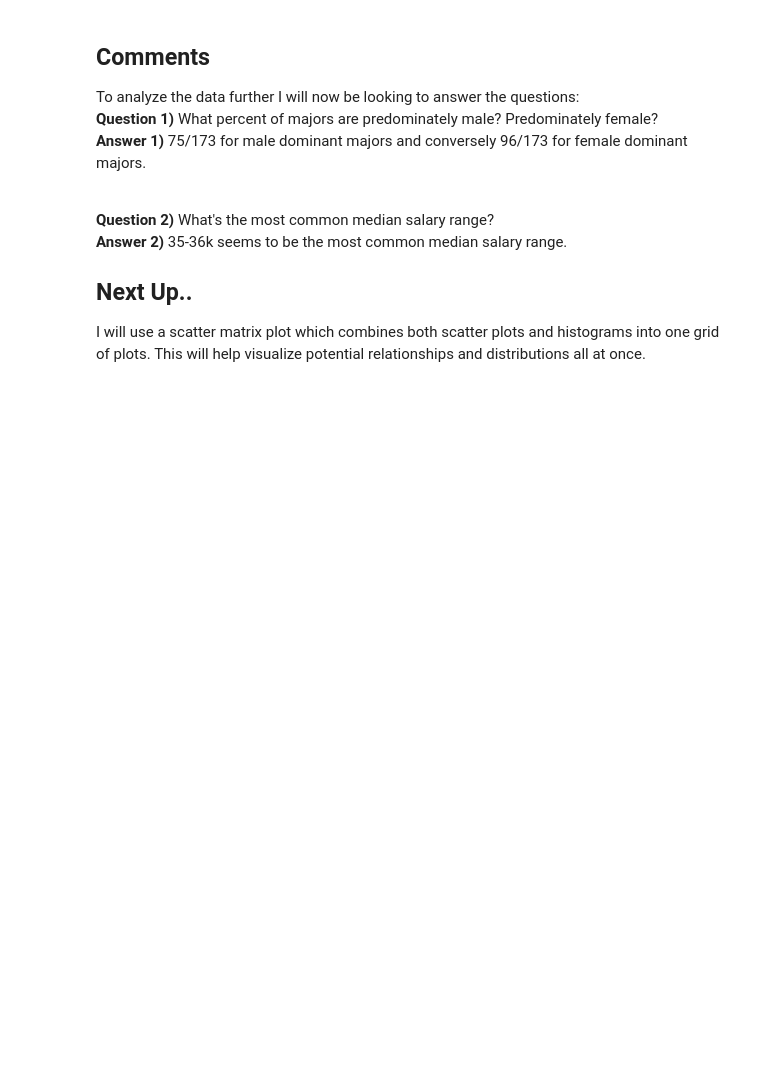
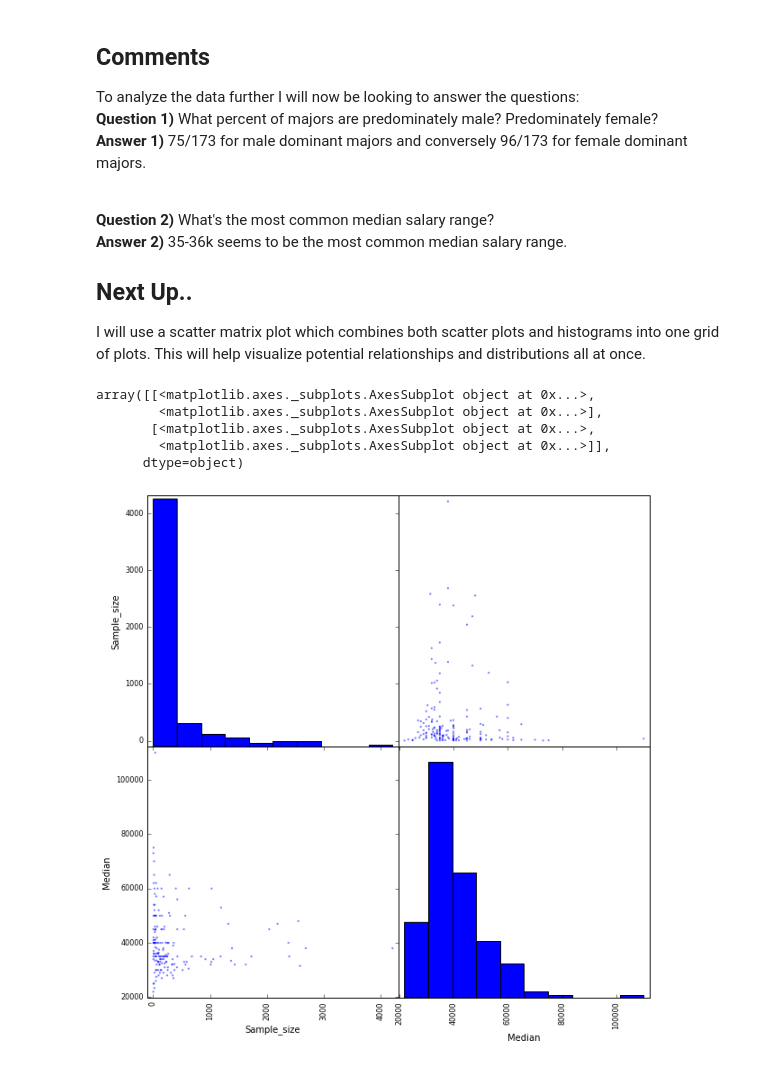
Before and after one commit to Overwear/Salary-Based-On-College-Majors, a Jupyter notebook: Basics.ipynb, the cells around one changed output. Cells and saved outputs as stored; diff of their text form; code cells hidden in the pictures; blank space fills up the shorter version.

```diff
--- a/Basics.ipynb
+++ b/Basics.ipynb
@@ -282,3 +284,16 @@ To analyze the data further I will now be looking to answer the questions:
 ## Next Up..
 
 I will use a scatter matrix plot which combines both scatter plots and histograms into one grid of plots. This will help visualize potential relationships and distributions all at once.
+# %%
+#import the scatter matrix module
+from pandas.plotting import scatter_matrix
+
+#Explore the sample size vs median using scatter matrix
+scatter_matrix(recent_grads[["Sample_size", "Median"]], figsize=(10,10))
+# %% [output]
+array([[<matplotlib.axes._subplots.AxesSubplot object at 0x...>,
+        <matplotlib.axes._subplots.AxesSubplot object at 0x...>],
+       [<matplotlib.axes._subplots.AxesSubplot object at 0x...>,
+        <matplotlib.axes._subplots.AxesSubplot object at 0x...>]],
+      dtype=object)
+[figure, added]
```
Also changed, not shown: parts of 8 cells of this notebook.
